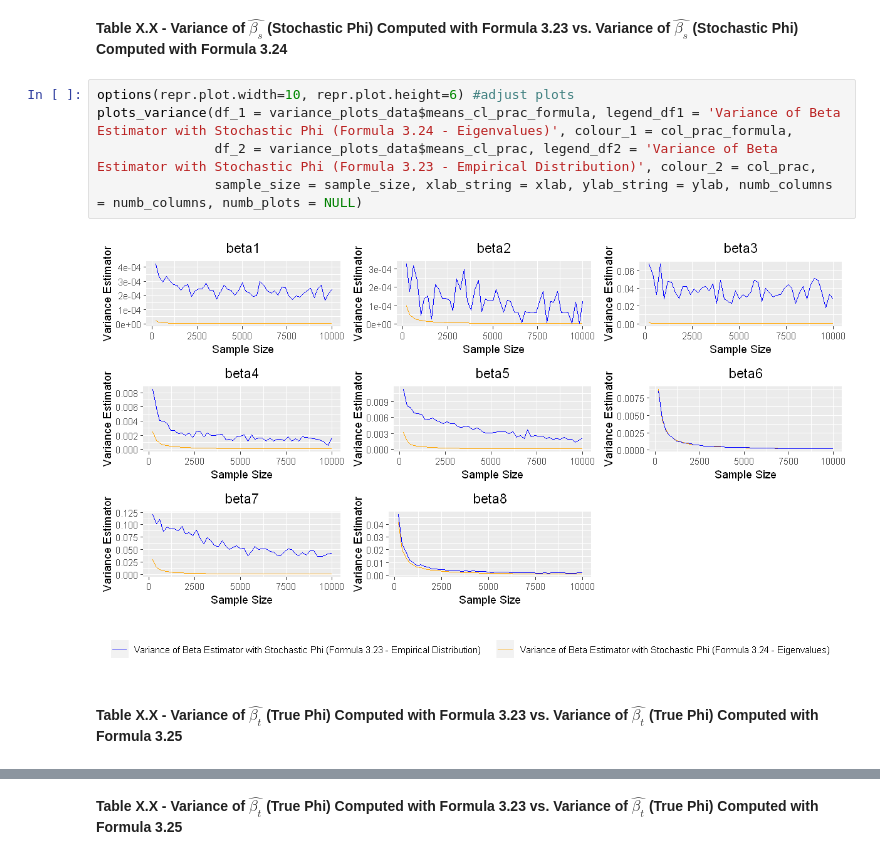
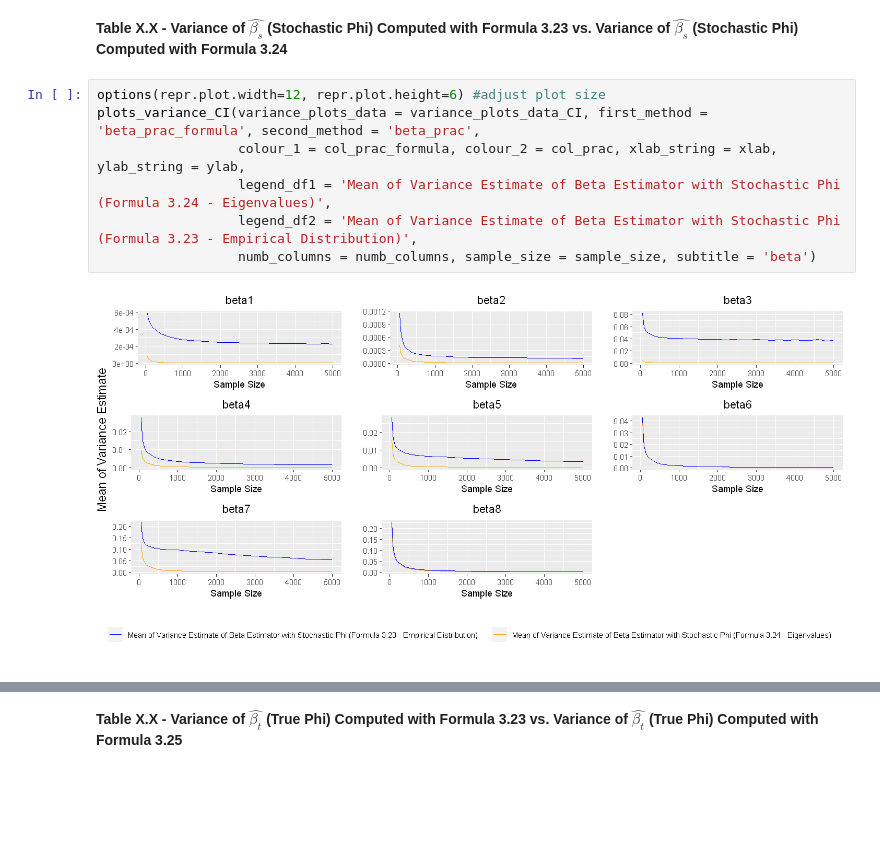
Before and after one commit to manuhuth/PCR-Parameter-Variance-Analysis, a Jupyter notebook: Notebooks/6Simulation.ipynb, the cells around one changed output, grey strips where cells are left out. Drawn from its saved outputs; the diff is of its cells as text; blank space fills up the shorter version.

```diff
--- a/Notebooks/6Simulation.ipynb
+++ b/Notebooks/6Simulation.ipynb
@@ -161,11 +172,11 @@ explain everything briefly. with the formulas from section 3
 # %% [markdown]
 **Table X.X - Variance of $\hat{\beta_s}$ (Stochastic Phi) Computed with Formula 3.23 vs. Variance of $\hat{\beta_s}$ (Stochastic Phi) Computed with Formula 3.24**
 # %%
-options(repr.plot.width=10, repr.plot.height=6) #adjust plots
-plots_variance(df_1 = variance_plots_data$means_cl_prac_formula, legend_df1 = 'Variance of Beta Estimator with Stochastic Phi (Formula 3.24 - Eigenvalues)', colour_1 = col_prac_formula,
-               df_2 = variance_plots_data$means_cl_prac, legend_df2 = 'Variance of Beta Estimator with Stochastic Phi (Formula 3.23 - Empirical Distribution)', colour_2 = col_prac,
-               sample_size = sample_size, xlab_string = xlab, ylab_string = ylab, numb_columns = numb_columns, numb_plots = NULL)
+options(repr.plot.width=12, repr.plot.height=6) #adjust plot size
+plots_variance_CI(variance_plots_data = variance_plots_data_CI, first_method = 'beta_prac_formula', second_method = 'beta_prac',
+                  colour_1 = col_prac_formula, colour_2 = col_prac, xlab_string = xlab, ylab_string = ylab,
+                  legend_df1 = 'Mean of Variance Estimate of Beta Estimator with Stochastic Phi (Formula 3.24 - Eigenvalues)',
+                  legend_df2 = 'Mean of Variance Estimate of Beta Estimator with Stochastic Phi (Formula 3.23 - Empirical Distribution)',
+                  numb_columns = numb_columns, sample_size = sample_size, subtitle = 'beta')
 # %% [output]
-[figure, old version]
+[figure, new version]
-# %% [markdown]
-**Table X.X - Variance of $\hat{\beta_t}$ (True Phi) Computed with Formula 3.23 vs. Variance of $\hat{\beta_t}$ (True Phi) Computed with Formula 3.25**
```
Also changed, not shown: parts of 34 cells of this notebook, 4 other files.
